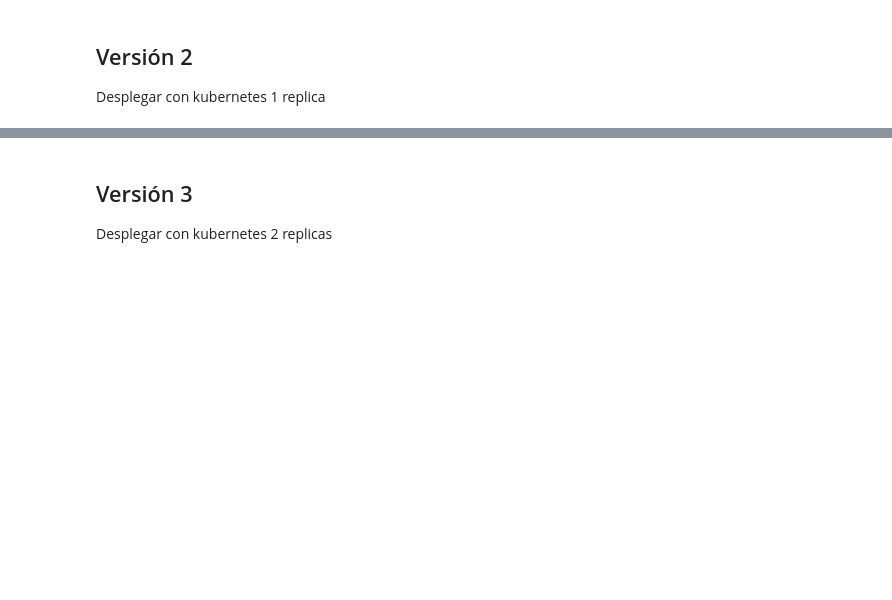
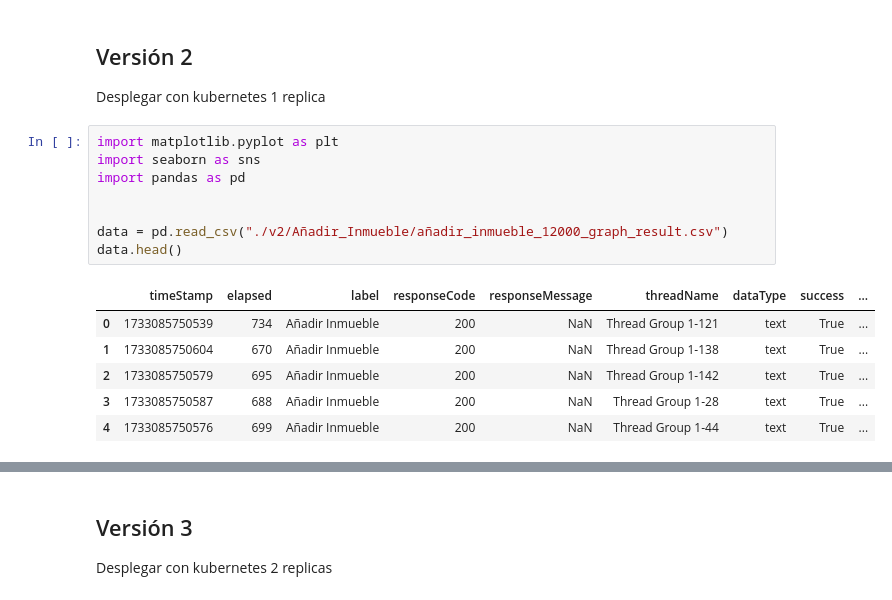
Before and after one commit to JulianCastillo14/Estudio-de-Rendimiento-Backend-en-OPAR, a Jupyter notebook: Estudio_de_Rendimiento_Backend_en_OPAR.ipynb, the cells around one changed output, grey strips where cells are left out. Saved outputs shown, nothing was run; the diff lists cells and outputs as text; blank space fills up the shorter version.

```diff
--- a/Estudio_de_Rendimiento_Backend_en_OPAR.ipynb
+++ b/Estudio_de_Rendimiento_Backend_en_OPAR.ipynb
@@ -19,3 +19,18 @@ En esta primera versión del backend, se implementará una arquitectura basada e
 ## Versión 2
 
 Desplegar con kubernetes 1 replica
+# %%
+import matplotlib.pyplot as plt
+import seaborn as sns
+import pandas as pd
+
+
+data = pd.read_csv("./v2/Añadir_Inmueble/añadir_inmueble_12000_graph_result.csv")
+data.head()
+# %% [output]
+|  | timeStamp | elapsed | label | responseCode | responseMessage | threadName | dataType | success | ... |
+| 0 | 1733085750539 | 734 | Añadir Inmueble | 200 | NaN | Thread Group 1-121 | text | True | ... |
+| 1 | 1733085750604 | 670 | Añadir Inmueble | 200 | NaN | Thread Group 1-138 | text | True | ... |
+| 2 | 1733085750579 | 695 | Añadir Inmueble | 200 | NaN | Thread Group 1-142 | text | True | ... |
+| 3 | 1733085750587 | 688 | Añadir Inmueble | 200 | NaN | Thread Group 1-28 | text | True | ... |
+| 4 | 1733085750576 | 699 | Añadir Inmueble | 200 | NaN | Thread Group 1-44 | text | True | ... |
```
Also changed, not shown: parts of 1 cell of this notebook, 23 other files.
